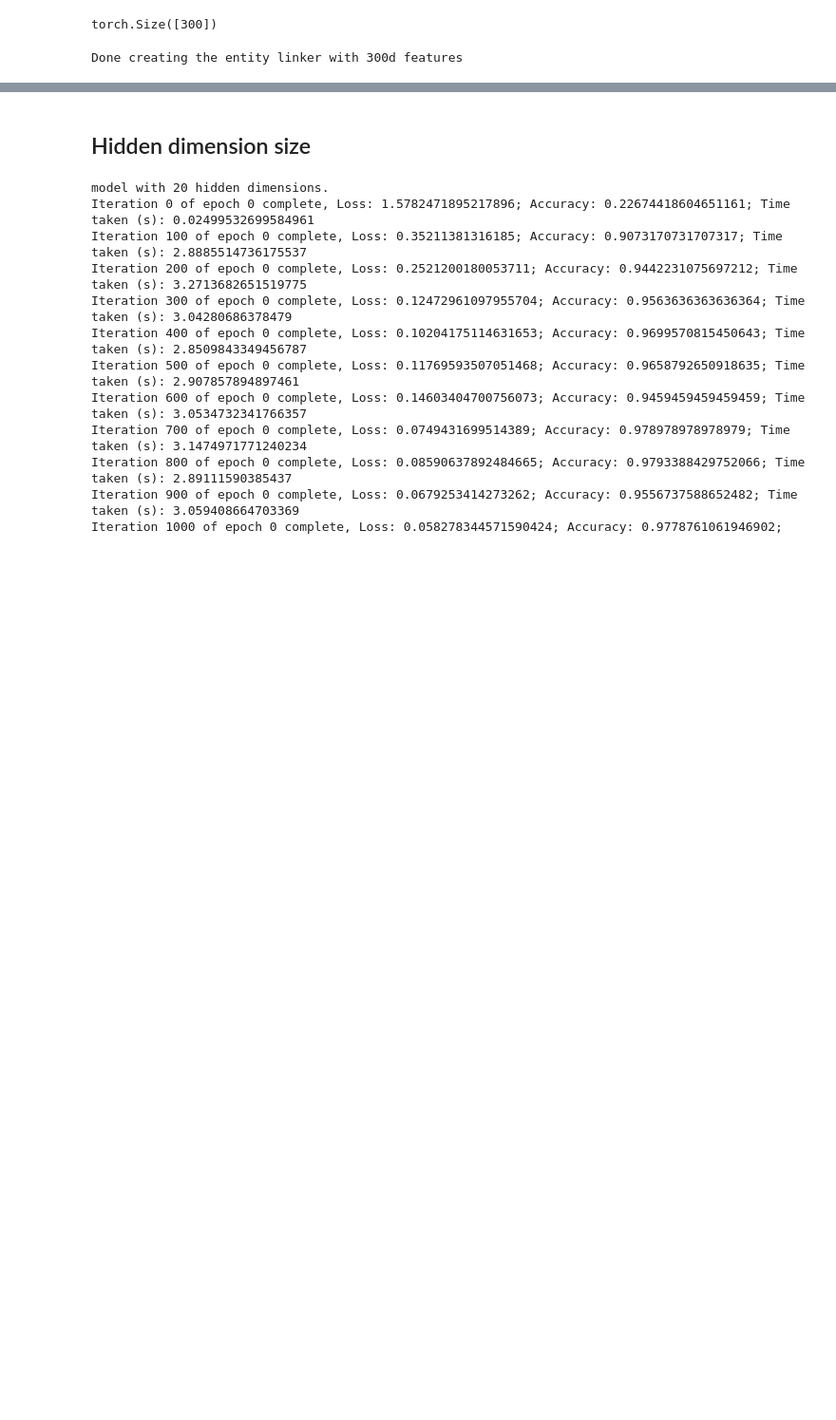
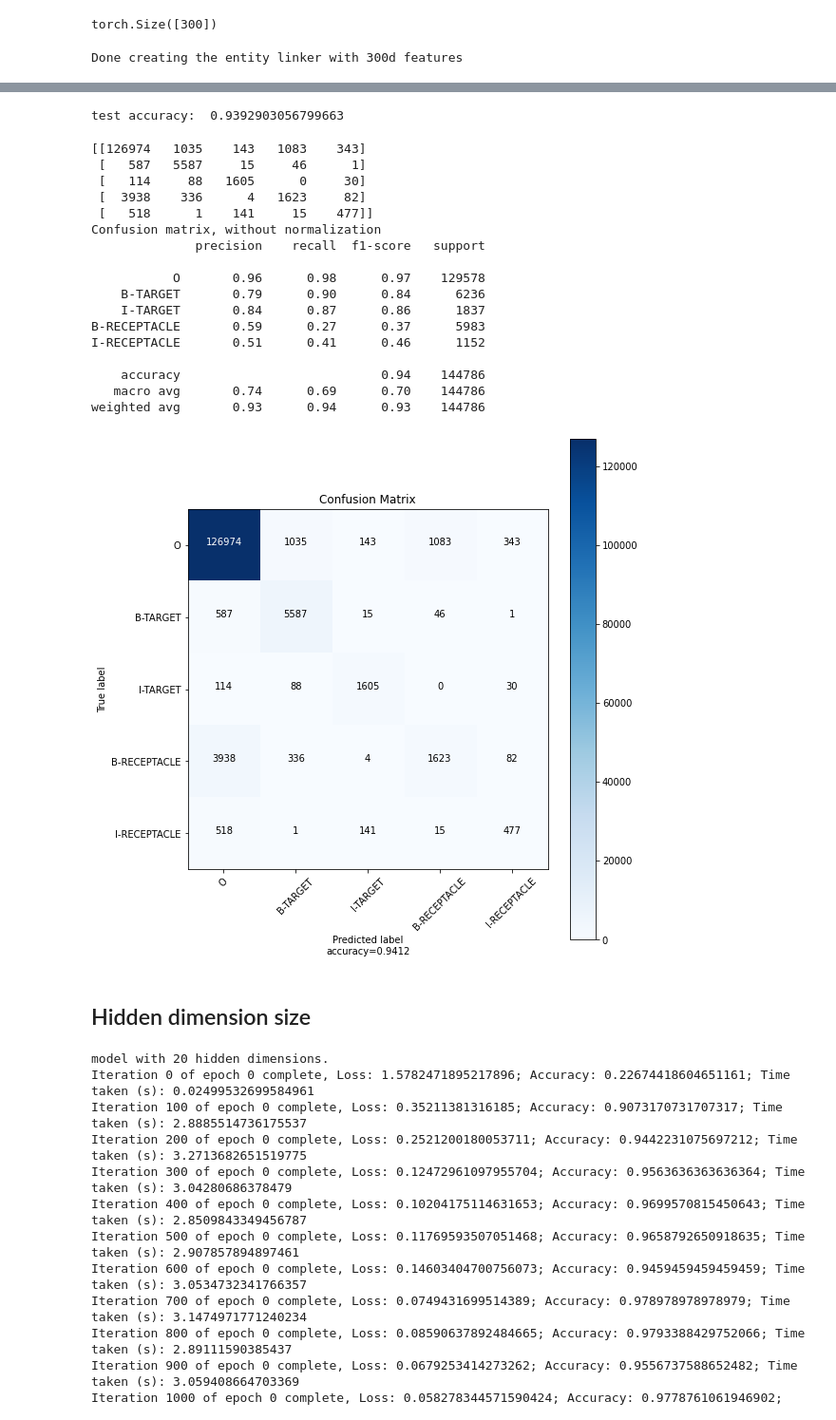
Before and after one commit to xuanxuanxuan-git/EntityLinking, a Jupyter notebook: EntityLinker/LSTM_model/entityLinker.ipynb, the cells around one changed output, grey strips where cells are left out. Shown at 95% size. Cells and saved outputs as stored; diff of their text form; code cells hidden in the pictures; blank space fills up the shorter version.

```diff
--- a/EntityLinker/LSTM_model/entityLinker.ipynb
+++ b/EntityLinker/LSTM_model/entityLinker.ipynb
@@ -636,0 +760,7 @@ test accuracy:  0.9748135138218968
+# %%
+# Run the entity linker on GPU / CPU
+model_dep = EntityLinker(feature_dim = depset_size,
+                     hidden_dim = 20,
+                     roleset_size = roleset_size)
+model_dep.to(device)
+print("Done creating the entity linker with only dep features")
@@ -637,3 +791,34 @@ test accuracy:  0.9748135138218968
+# %%
+# accuracy on test dataset
+
+test_rec_f_dep, test_rec_acc_dep, test_preds_dep = evaluate(model_dep, test_loader_dep, device)
+print("test accuracy: ", test_rec_acc_dep)
+# %% [output]
+test accuracy:  0.9392903056799663
+# %%
+cm_dep = confusion_matrix(test_labels, test_preds_dep)
+print(cm_dep)
+plot_confusion_matrix(cm_dep, classes_name)
+print(classification_report(test_labels, test_preds_dep, target_names=classes_name))
+# %% [output]
+[[126974   1035    143   1083    343]
+ [   587   5587     15     46      1]
+ [   114     88   1605      0     30]
+ [  3938    336      4   1623     82]
+ [   518      1    141     15    477]]
+Confusion matrix, without normalization
+              precision    recall  f1-score   support
+
+           O       0.96      0.98      0.97    129578
+    B-TARGET       0.79      0.90      0.84      6236
+    I-TARGET       0.84      0.87      0.86      1837
+B-RECEPTACLE       0.59      0.27      0.37      5983
+I-RECEPTACLE       0.51      0.41      0.46      1152
+
+    accuracy                           0.94    144786
+   macro avg       0.74      0.69      0.70    144786
+weighted avg       0.93      0.94      0.93    144786
+[figure, added]
 # %% [markdown]
 ## Hidden dimension size
 # %%
```
Also changed, not shown: parts of 29 cells of this notebook, 2 other files.
